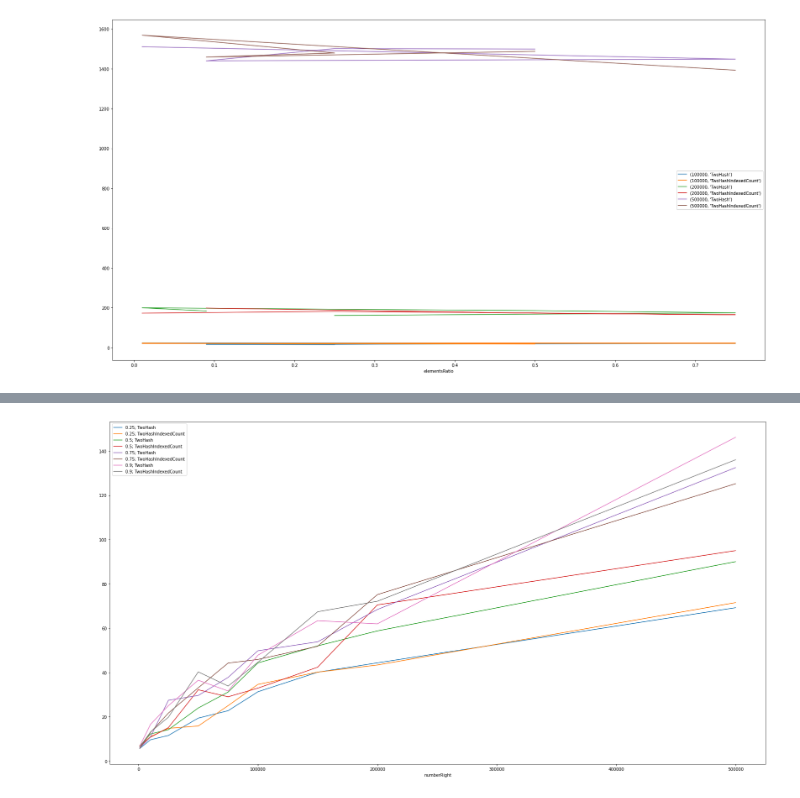
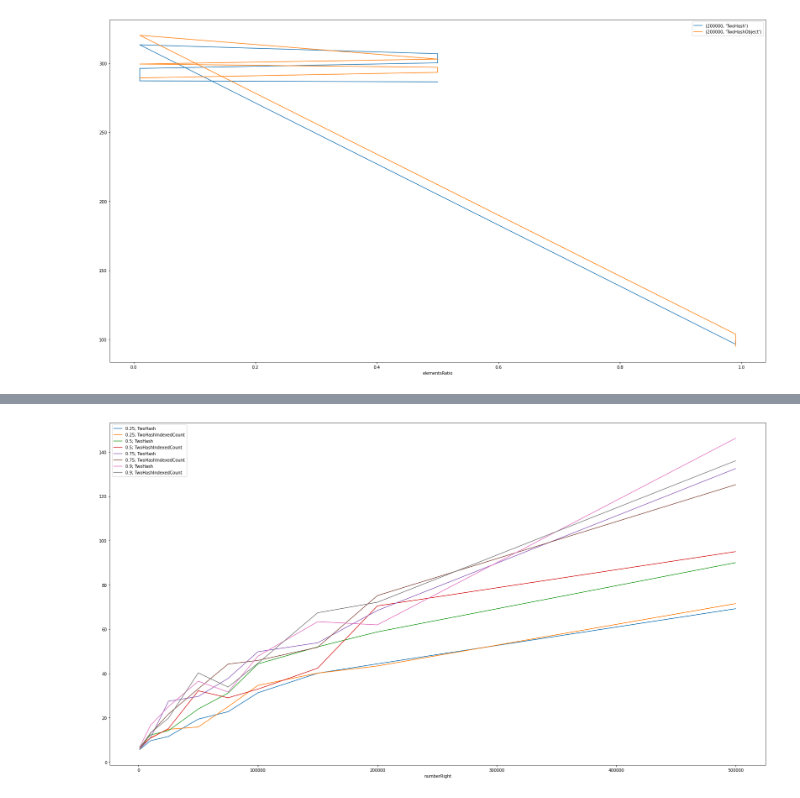
Before and after one commit to maartyman/join-test, a Jupyter notebook: csvs/eval.ipynb, the cells around one changed output, grey strips where cells are left out. Drawn from its saved outputs; the diff is of its cells as text; code cells hidden in the pictures.

```diff
--- a/csvs/eval.ipynb
+++ b/csvs/eval.ipynb
@@ -3,7 +3,8 @@ import pandas as pd
 import matplotlib.pyplot as plt
 # %%
 #file = pd.read_csv("226(normal).csv")
-file = pd.read_csv("1681815045818.csv")
+#file = pd.read_csv("1681815045818.csv")
+file = pd.read_csv("1683794902904.csv")
 file
 # %% [output]
 |  | message | results | ratio | elements | numberLeft | numberRight | joinIteratorString | execution time | ... |
@@ -26,12 +27,11 @@ file
 # %%
 fig, ax = plt.subplots()
 fig.set_figheight(15)
 fig.set_figwidth(28)
 for key1, grp1 in file.groupby(['numberRight', 'joinIteratorString']):
     #for key2, grp2 in grp1.groupby([]):
-    if key1["numberRight"] != 500000:
-        ax = grp1.plot(ax=ax, kind='line', x='elementsRatio', y='execution time', label= str(key1))
+    ax = grp1.plot(ax=ax, kind='line', x='elementsRatio', y='execution time', label= str(key1))
 plt.legend(loc='best')
 plt.show()
 # %% [output]
-[figure, old version]
+[figure, new version]
```
Also changed, not shown: parts of 5 cells of this notebook, 20 other files.
